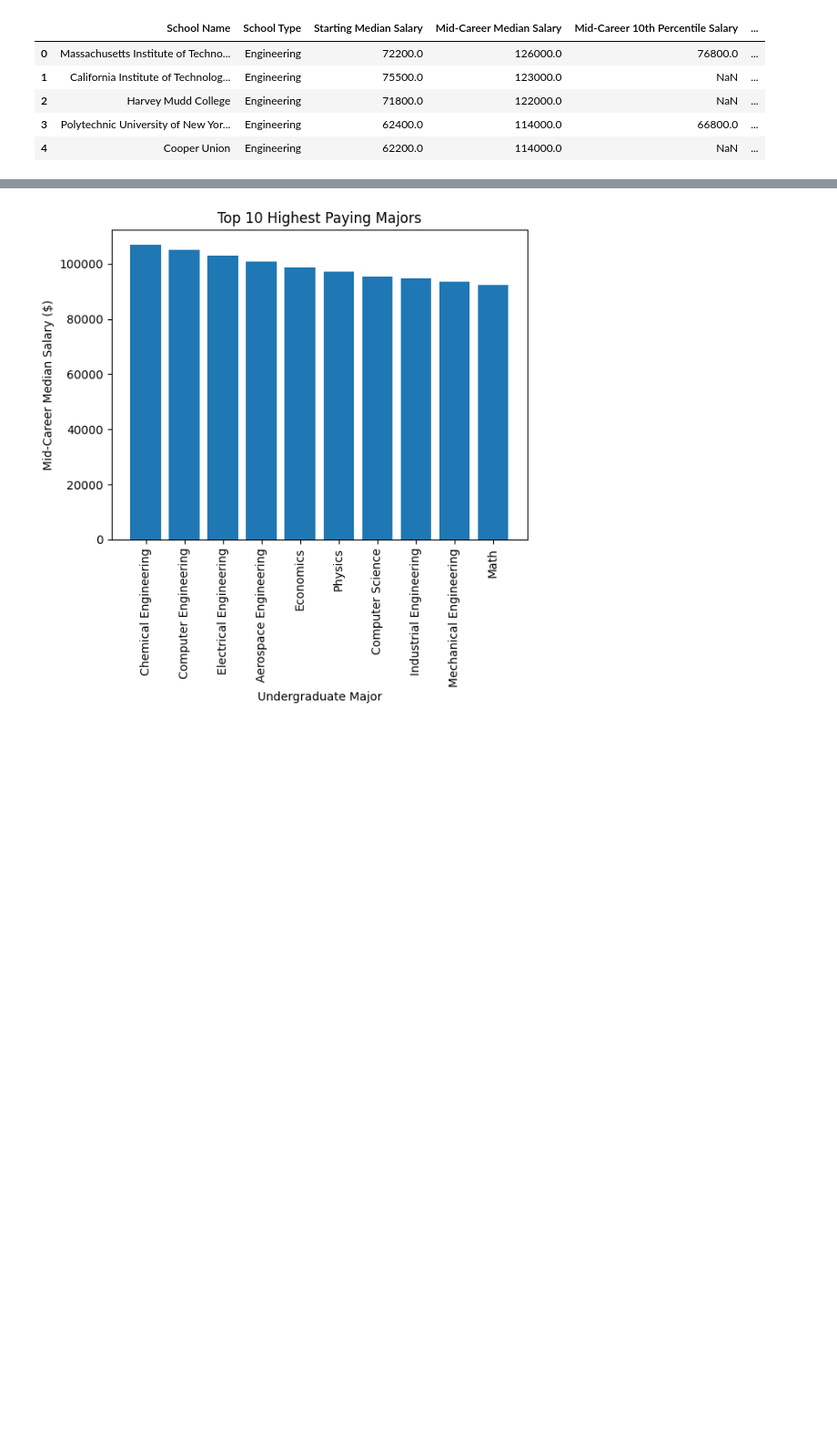
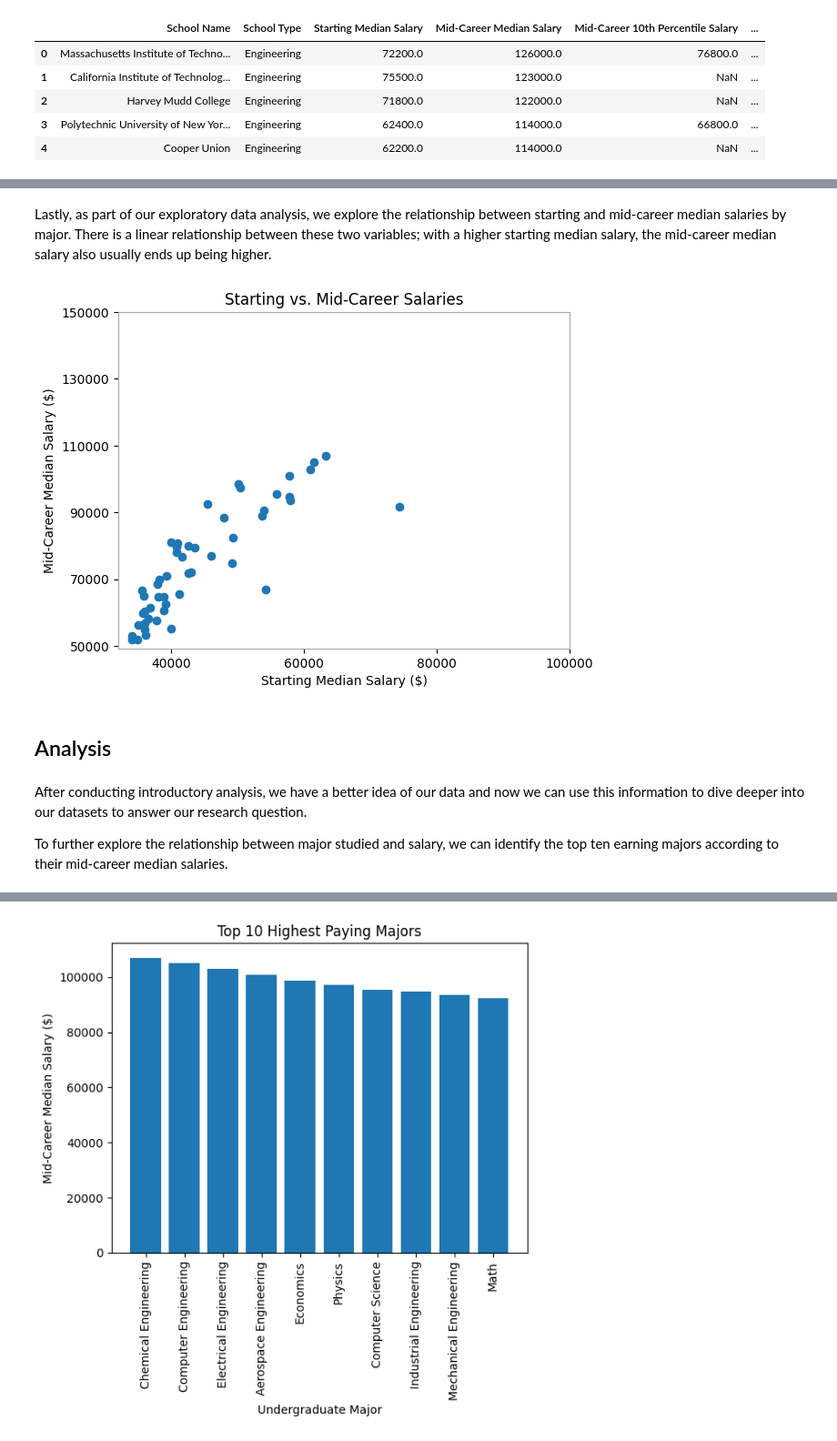
Before and after one commit to ashleyalee/DH140-Final, a Jupyter notebook: dh-140-final-AL.ipynb, the cells around one changed output, grey strips where cells are left out. Shown at 91% size. Saved outputs shown, nothing was run; the diff lists cells and outputs as text; code cells hidden in the pictures; blank space fills up the shorter version.

```diff
--- a/dh-140-final-AL.ipynb
+++ b/dh-140-final-AL.ipynb
@@ -91,0 +188,23 @@ plt.show()
+# %% [markdown]
+Lastly, as part of our exploratory data analysis, we explore the relationship between starting and mid-career median salaries by major. There is a linear relationship between these two variables; with a higher starting median salary, the mid-career median salary also usually ends up being higher.
+# %%
+plt.scatter(degrees['Starting Median Salary'], degrees['Mid-Career Median Salary'])
+plt.xlabel('Starting Median Salary ($)')
+plt.ylabel('Mid-Career Median Salary ($)')
+plt.title('Starting vs. Mid-Career Salaries')
+
+# Set x-axis tick values
+plt.xticks(range(40000, 120000, 20000))
+
+# Set y-axis tick values
+plt.yticks(range(50000, 160000, 20000))
+
+plt.show()
+# %% [output]
+[figure, added]
+# %% [markdown]
+## Analysis
+# %% [markdown]
+After conducting introductory analysis, we have a better idea of our data and now we can use this information to dive deeper into our datasets to answer our research question.
+
+To further explore the relationship between major studied and salary, we can identify the top ten earning majors according to their mid-career median salaries.
```
Also changed, not shown: parts of 36 cells of this notebook, 1 other file.
